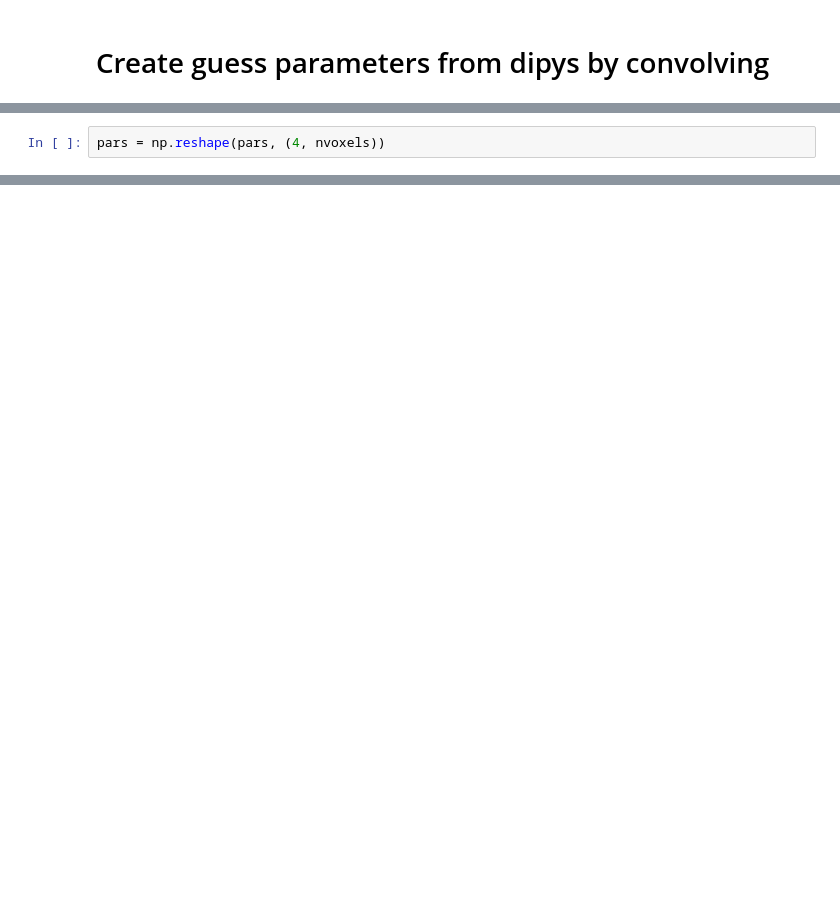
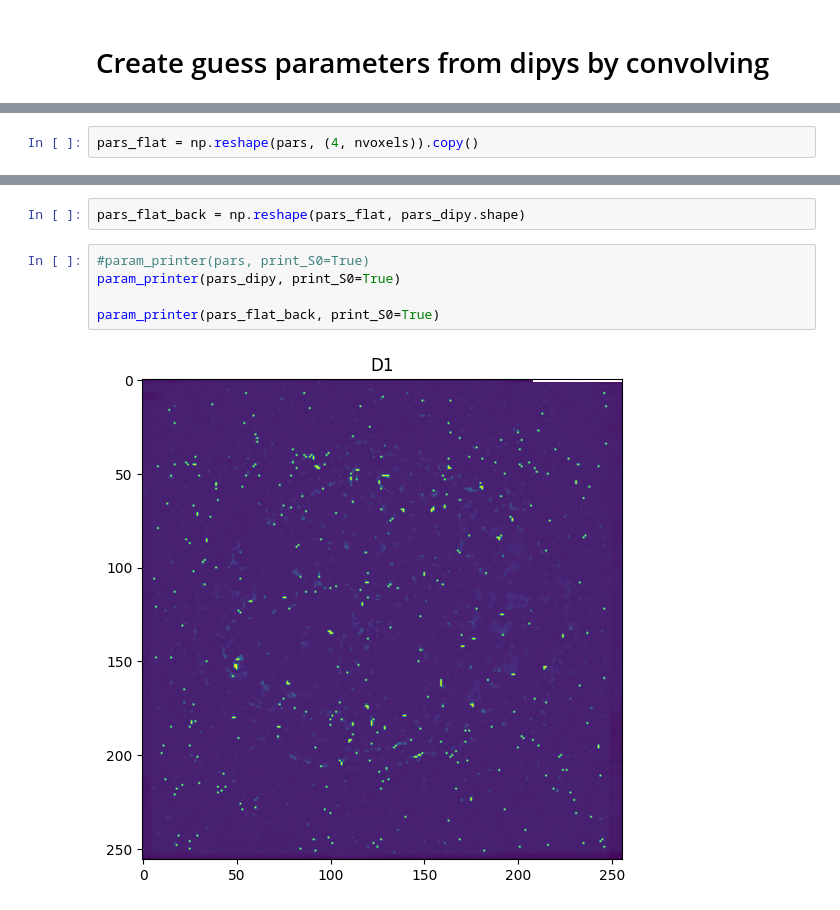
Before and after one commit to turbotage/pycompute, a Jupyter notebook: test_optimize.ipynb, the cells around one changed output, grey strips where cells are left out. Saved outputs shown, nothing was run; the diff lists cells and outputs as text; blank space fills up the shorter version.

```diff
--- a/test_optimize.ipynb
+++ b/test_optimize.ipynb
@@ -118,3 +111,3 @@ if print_D2:
 # %%
-pars = np.reshape(pars, (4, nvoxels))
+pars_flat = np.reshape(pars, (4, nvoxels)).copy()
 # %%
@@ -140,0 +153,9 @@ for i in range(0,1):
+# %%
+pars_flat_back = np.reshape(pars_flat, pars_dipy.shape)
+# %%
+#param_printer(pars, print_S0=True)
+param_printer(pars_dipy, print_S0=True)
+
+param_printer(pars_flat_back, print_S0=True)
+# %% [output]
+[figure, added]
```
Also changed, not shown: parts of 8 cells of this notebook, 9 other files.
